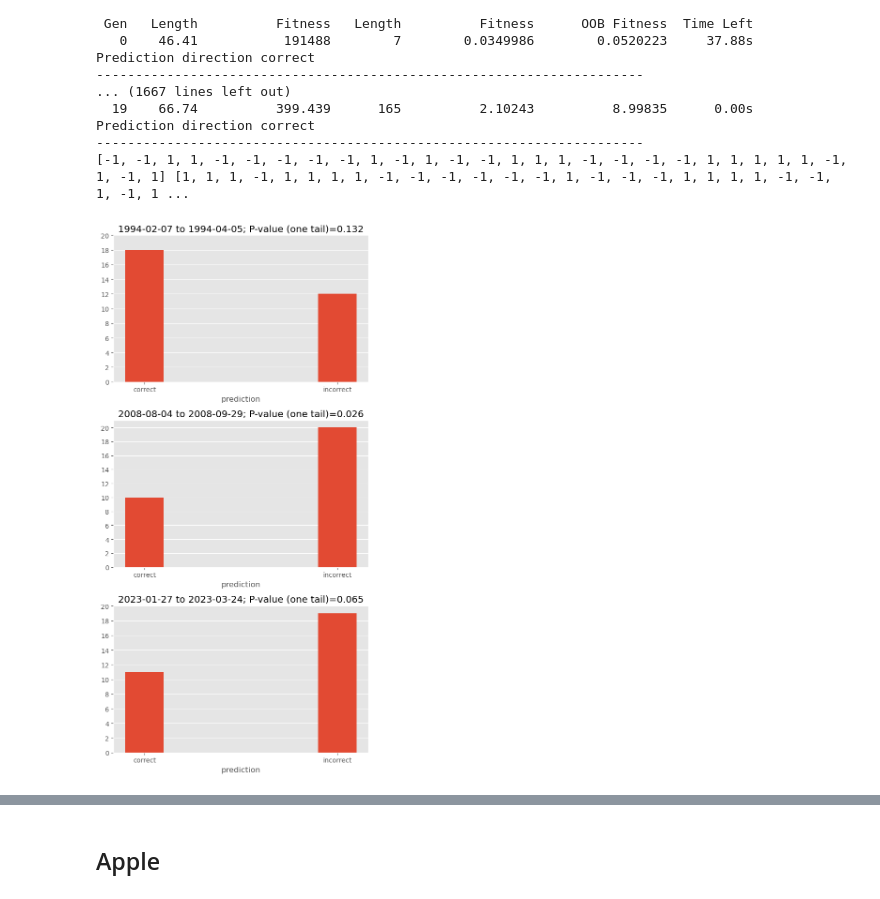
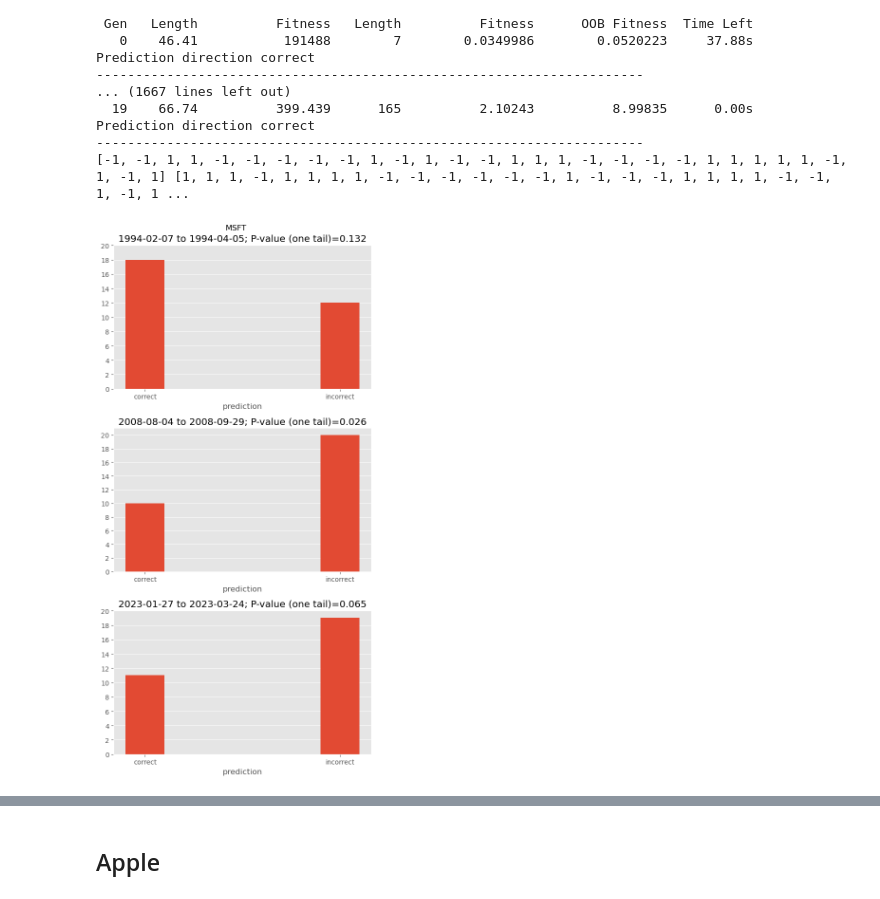
Before and after one commit to DawitAklilu/predicting_stock_prices, a Jupyter notebook: genetic/gplearn_results.ipynb, the cells around one changed output, grey strips where cells are left out. Saved outputs shown, nothing was run; the diff lists cells and outputs as text; code cells hidden in the pictures.

```diff
--- a/genetic/gplearn_results.ipynb
+++ b/genetic/gplearn_results.ipynb
@@ -114,17 +123,19 @@ Prediction direction correct
 [-1, -1, 1, 1, -1, -1, -1, -1, -1, 1, -1, 1, -1, -1, 1, 1, 1, -1, -1, -1, -1, 1, 1, 1, 1, 1, -1, 1, -1, 1] [1, 1, 1, -1, 1, 1, 1, 1, -1, -1, -1, -1, -1, -1, 1, -1, -1, -1, 1, 1, 1, 1, -1, -1, 1, -1, 1 ...
 # %%
 plt.figure(figsize=(6,12))
+plt.suptitle('MSFT')
 plt.style.use('ggplot')
 for plot_number, (indexes, values) in enumerate(results['msft'].items(), 1):
     lower_index, upper_index = indexes
     correct, incorrect = utilities.compare_predictions(values['actual_direction'], values['predicted_direction'])
     stat, pval = proportions_ztest(count=max(correct, incorrect), nobs=correct + incorrect, value=0.5, alternative='larger')
     plt.subplot(3, 1, plot_number)
     plt.bar(['correct', 'incorrect'], [correct, incorrect], width=0.2)
     plt.grid(visible=None, axis='x')
     plt.title(f'{msft_prices.iloc[lower_index].Date.strftime("%Y-%m-%d")} to {msft_prices.iloc[upper_index].Date.strftime("%Y-%m-%d")}; P-value (one tail)={pval:.3f}')
     plt.yticks(range(0, 22, 2))
     plt.xlabel('prediction')
     plt.tight_layout()
+plt.savefig('msft_gp_model.png')
 # %% [output]
-[figure, old version]
+[figure, new version]
```
Also changed, not shown: parts of 13 cells of this notebook, 12 other files.
